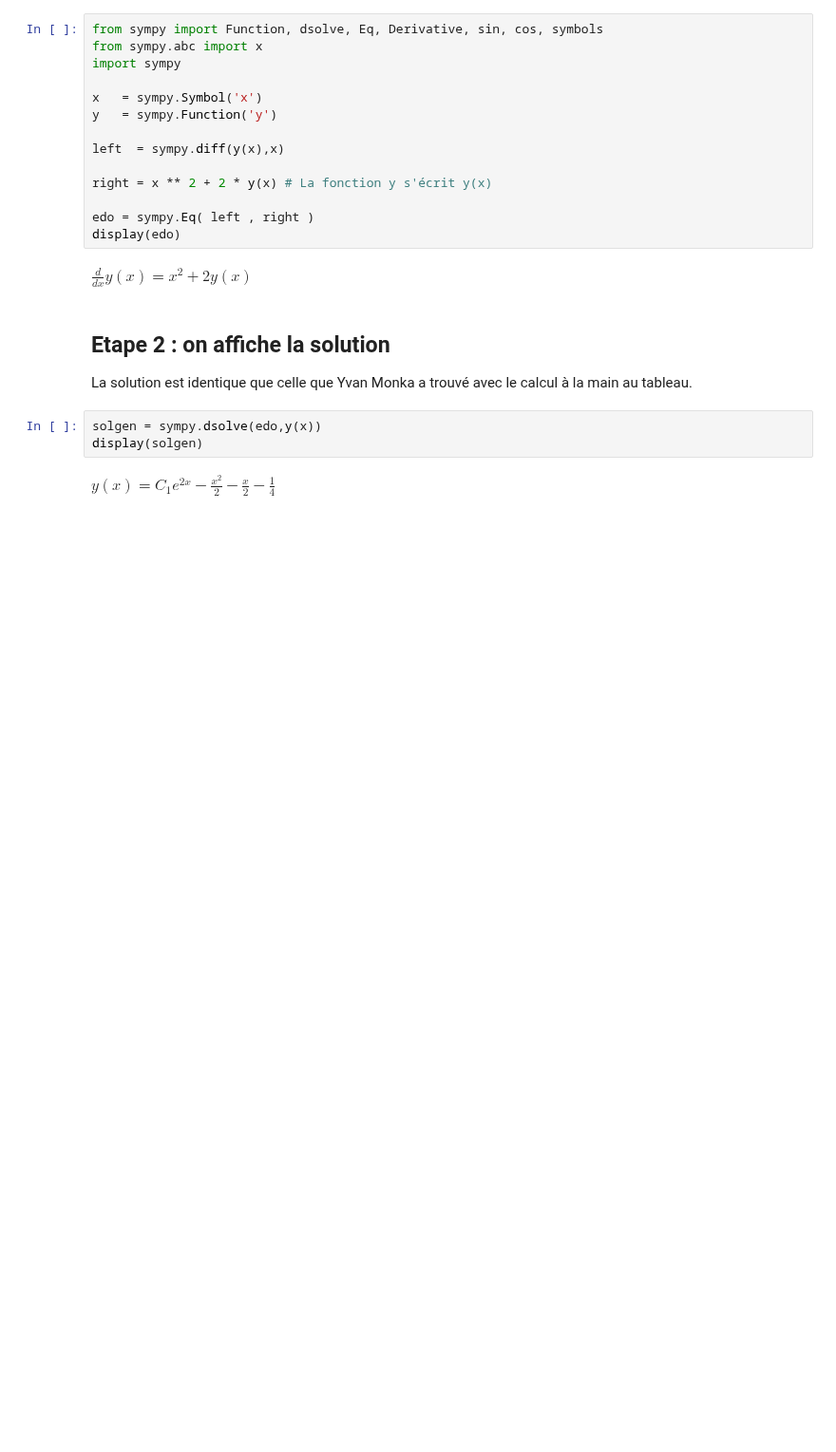
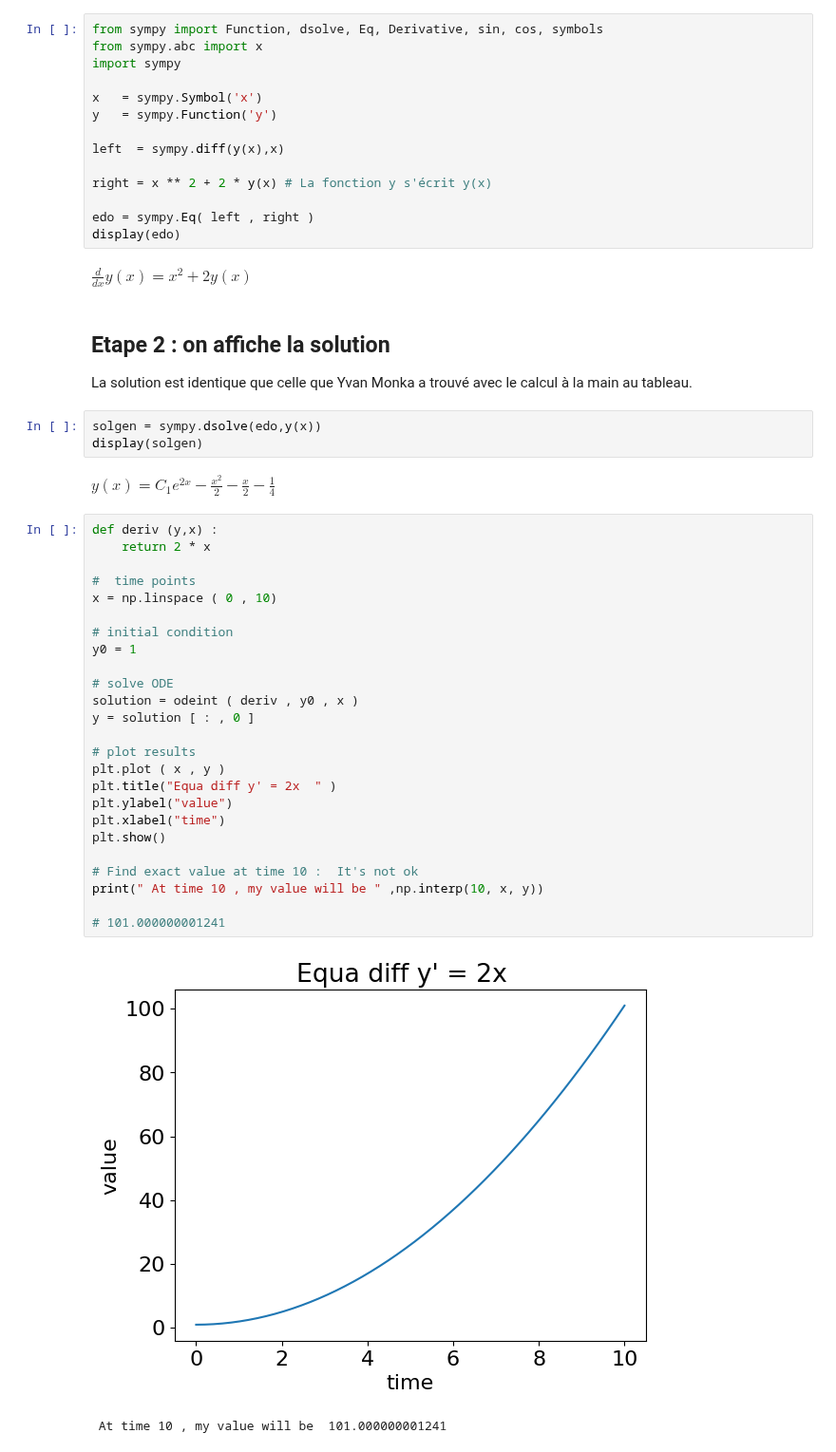
Before and after one commit to estellederrien/python-data-science, a Jupyter notebook: 05. Mathématiques/05. Equations différentielles/01. Equations differentielles en python.ipynb, the cells around one changed output. Shown at 95% size. Cells and saved outputs as stored; diff of their text form; blank space fills up the shorter version.

```diff
--- a/05. Mathématiques/05. Equations différentielles/01. Equations differentielles en python.ipynb
+++ b/05. Mathématiques/05. Equations différentielles/01. Equations differentielles en python.ipynb
@@ -1402,3 +1477,31 @@ solgen = sympy.dsolve(edo,y(x))
 display(solgen)
 # %% [output]
 $\displaystyle y{\left(x \right)} = C_{1} e^{2 x} - \frac{x^{2}}{2} - \frac{x}{2} - \frac{1}{4}$
+# %%
+def deriv (y,x) :
+    return 2 * x
+
+#  time points
+x = np.linspace ( 0 , 10)
+
+# initial condition
+y0 = 1
+
+# solve ODE
+solution = odeint ( deriv , y0 , x )
+y = solution [ : , 0 ]
+
+# plot results
+plt.plot ( x , y )
+plt.title("Equa diff y' = 2x  " )
+plt.ylabel("value")
+plt.xlabel("time")
+plt.show()
+
+# Find exact value at time 10 :  It's not ok
+print(" At time 10 , my value will be " ,np.interp(10, x, y))
+
+# 101.000000001241
+# %% [output]
+[figure, added]
+ At time 10 , my value will be  101.000000001241
```
Also changed, not shown: parts of 22 cells of this notebook.
